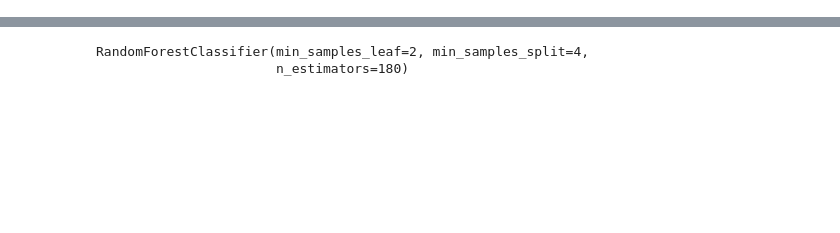
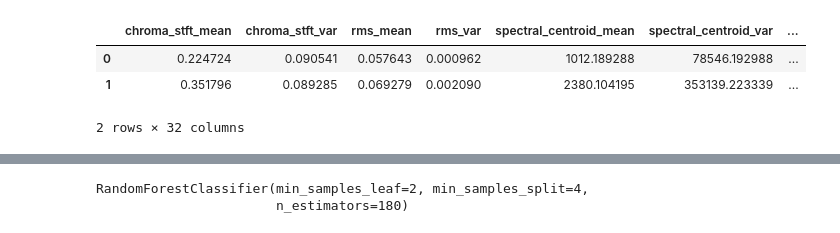
Before and after one commit to rukha1/ECE_196_Music_Classifcation, a Jupyter notebook: ML Project .ipynb, the cells around one changed output, grey strips where cells are left out. Cells and saved outputs as stored; diff of their text form; code cells hidden in the pictures; blank space fills up the shorter version.

```diff
--- a/ML Project .ipynb
+++ b/ML Project .ipynb
@@ -65,2 +58,9 @@ X_features.head()
 5 rows × 57 columns
+# %%
+song_test.head()
+# %% [output]
+|  | chroma_stft_mean | chroma_stft_var | rms_mean | rms_var | spectral_centroid_mean | spectral_centroid_var | ... |
+| 0 | 0.224724 | 0.090541 | 0.057643 | 0.000962 | 1012.189288 | 78546.192988 | ... |
+| 1 | 0.351796 | 0.089285 | 0.069279 | 0.002090 | 2380.104195 | 353139.223339 | ... |
+2 rows × 32 columns
 # %%
```
Also changed, not shown: parts of 22 cells of this notebook, 6 other files.
